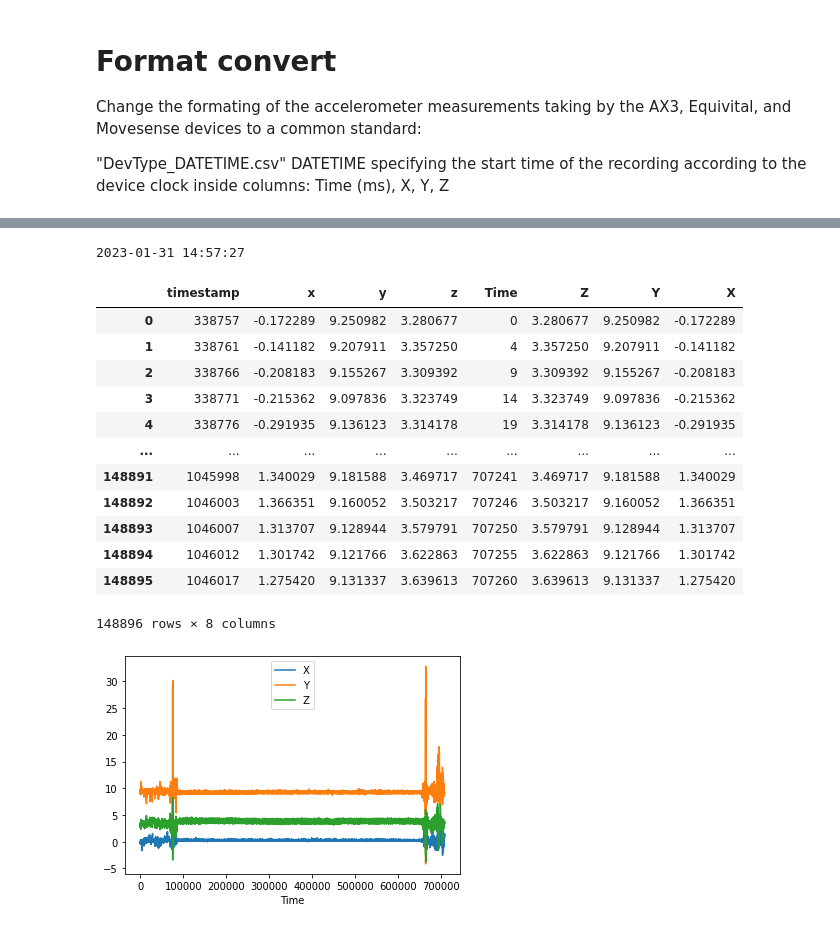
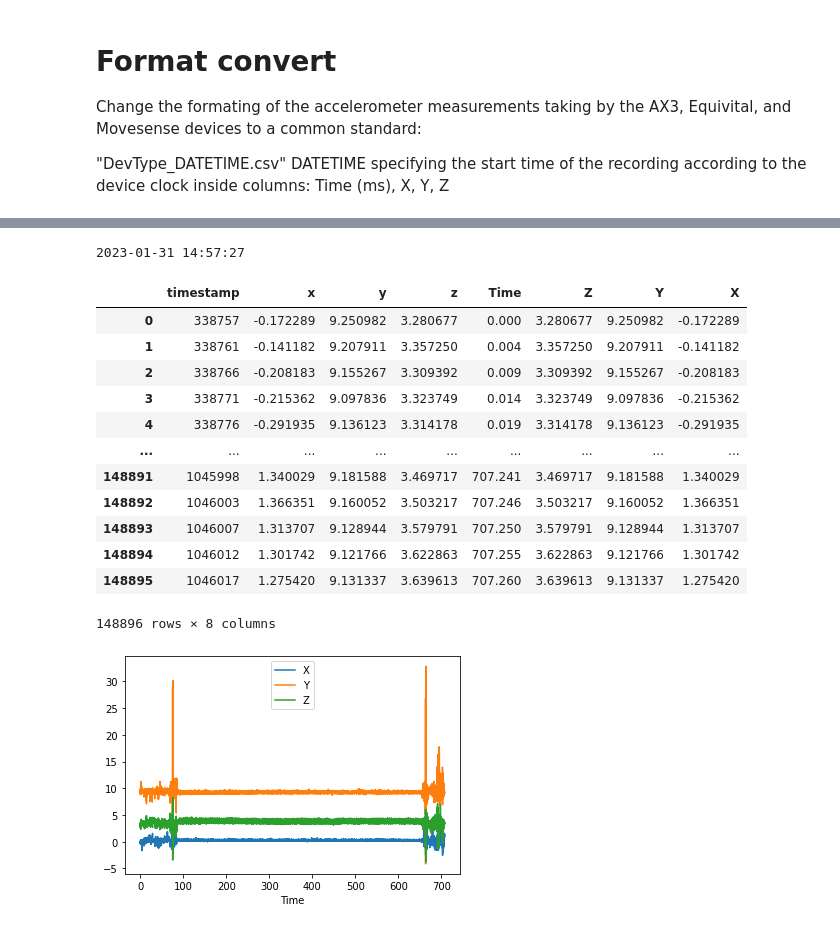
Before and after one commit to finn42/StillStanding_Sensors, a Jupyter notebook: Convert_Measures.ipynb, the cells around one changed output, grey strips where cells are left out. Cells and saved outputs as stored; diff of their text form; code cells hidden in the pictures.

```diff
--- a/Convert_Measures.ipynb
+++ b/Convert_Measures.ipynb
@@ -156,39 +179,38 @@ df
 # %%
 #Movesense
 sessF = '20230131T145727Z_223130000594_acc_stream.csv'
-data_loc = './RawMeasures/Movesense/' # 17301_0000000001.resampled.csv
-# insane error : 15:49:60.000 instead of 15:50:00.000 !! manually fixed in file
+data_loc = './RawMeasures/Movesense/'
 df = pd.read_csv(data_loc + sessF)
 dets = sessF.split('_')
 start_time = dt.datetime.strptime(dets[0][:-1],'%Y%m%dT%H%M%S')
 print(start_time)
-df['Time'] = (df['timestamp']-df.loc[0,'timestamp']) # already in ms, int
+df['Time'] = (df['timestamp']-df.loc[0,'timestamp'])/1000 # already in ms, int
 
 df.loc[:,'Z'] = df.loc[:,'z']
 df.loc[:,'Y'] = df.loc[:,'y'] # is this the right X and Y mapping?
 df.loc[:,'X'] = df.loc[:,'x']
 df.plot(x='Time',y = ['X','Y','Z'])
 
 df_out = df.loc[:,['Time','X','Y','Z']]
 df_out.to_csv('./OUTFILES/Movesense_ACC_' + start_time.strftime('%Y%m%dT%H%M%S%f')[:-3] + '.csv' )
 
 df
 # %% [output]
 2023-01-31 14:57:27
 |  | timestamp | x | y | z | Time | Z | Y | X |
-| 0 | 338757 | -0.172289 | 9.250982 | 3.280677 | 0 | 3.280677 | 9.250982 | -0.172289 |
-| 1 | 338761 | -0.141182 | 9.207911 | 3.357250 | 4 | 3.357250 | 9.207911 | -0.141182 |
-| 2 | 338766 | -0.208183 | 9.155267 | 3.309392 | 9 | 3.309392 | 9.155267 | -0.208183 |
-| 3 | 338771 | -0.215362 | 9.097836 | 3.323749 | 14 | 3.323749 | 9.097836 | -0.215362 |
-| 4 | 338776 | -0.291935 | 9.136123 | 3.314178 | 19 | 3.314178 | 9.136123 | -0.291935 |
+| 0 | 338757 | -0.172289 | 9.250982 | 3.280677 | 0.000 | 3.280677 | 9.250982 | -0.172289 |
+| 1 | 338761 | -0.141182 | 9.207911 | 3.357250 | 0.004 | 3.357250 | 9.207911 | -0.141182 |
+| 2 | 338766 | -0.208183 | 9.155267 | 3.309392 | 0.009 | 3.309392 | 9.155267 | -0.208183 |
+| 3 | 338771 | -0.215362 | 9.097836 | 3.323749 | 0.014 | 3.323749 | 9.097836 | -0.215362 |
+| 4 | 338776 | -0.291935 | 9.136123 | 3.314178 | 0.019 | 3.314178 | 9.136123 | -0.291935 |
 | ... | ... | ... | ... | ... | ... | ... | ... | ... |
-| 148891 | 1045998 | 1.340029 | 9.181588 | 3.469717 | 707241 | 3.469717 | 9.181588 | 1.340029 |
-| 148892 | 1046003 | 1.366351 | 9.160052 | 3.503217 | 707246 | 3.503217 | 9.160052 | 1.366351 |
-| 148893 | 1046007 | 1.313707 | 9.128944 | 3.579791 | 707250 | 3.579791 | 9.128944 | 1.313707 |
-| 148894 | 1046012 | 1.301742 | 9.121766 | 3.622863 | 707255 | 3.622863 | 9.121766 | 1.301742 |
-| 148895 | 1046017 | 1.275420 | 9.131337 | 3.639613 | 707260 | 3.639613 | 9.131337 | 1.275420 |
+| 148891 | 1045998 | 1.340029 | 9.181588 | 3.469717 | 707.241 | 3.469717 | 9.181588 | 1.340029 |
+| 148892 | 1046003 | 1.366351 | 9.160052 | 3.503217 | 707.246 | 3.503217 | 9.160052 | 1.366351 |
+| 148893 | 1046007 | 1.313707 | 9.128944 | 3.579791 | 707.250 | 3.579791 | 9.128944 | 1.313707 |
+| 148894 | 1046012 | 1.301742 | 9.121766 | 3.622863 | 707.255 | 3.622863 | 9.121766 | 1.301742 |
+| 148895 | 1046017 | 1.275420 | 9.131337 | 3.639613 | 707.260 | 3.639613 | 9.131337 | 1.275420 |
 148896 rows × 8 columns
-[figure, old version]
+[figure, new version]
 # %%
 #Movesense
 sessF = '20230203T114458Z_223130000594_acc_stream.csv'
```
Also changed, not shown: parts of 22 cells of this notebook, 25 other files.
